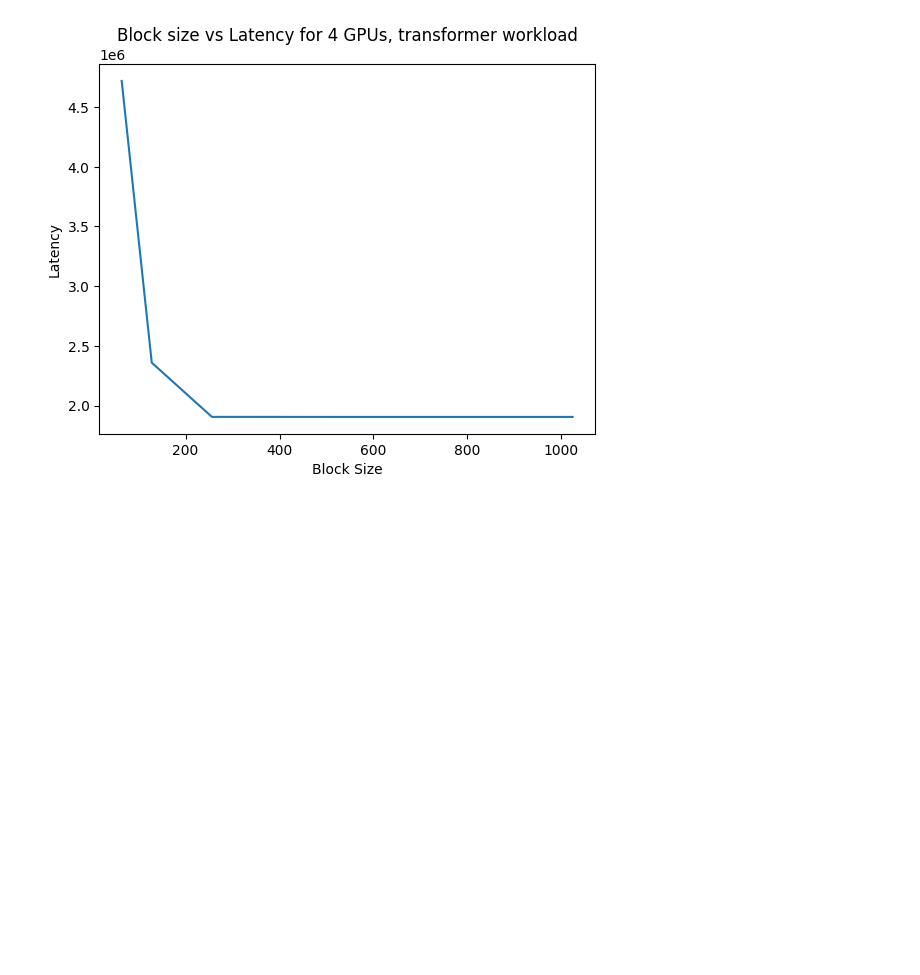
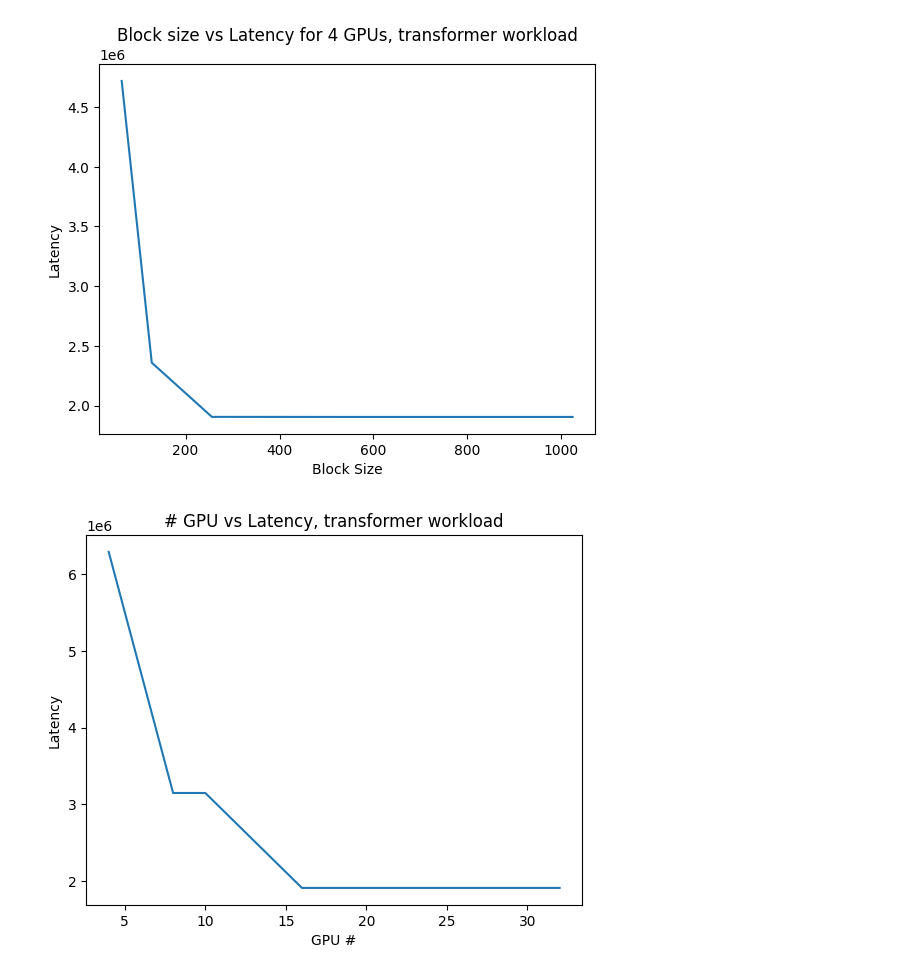
Before and after one commit to Aprilhuu/modeling-rack-scale-computing, a Jupyter notebook: workspace/create_plots.ipynb, the cells around one changed output. Saved outputs shown, nothing was run; the diff lists cells and outputs as text; code cells hidden in the pictures; blank space fills up the shorter version.

```diff
--- a/workspace/create_plots.ipynb
+++ b/workspace/create_plots.ipynb
@@ -21,2 +25,6 @@ create_latency_plot("data/TF_blocksize_sweep.csv", "hi", "Block size vs Latency
 # %% [output]
 [figure]
+# %%
+create_latency_plot("data/TF_GPU_num_sweep.csv", "GPU #", "GPU #", "# GPU vs Latency, transformer workload")
+# %% [output]
+[figure, added]
```
Also changed, not shown: parts of 9 cells of this notebook, 1 other file.
